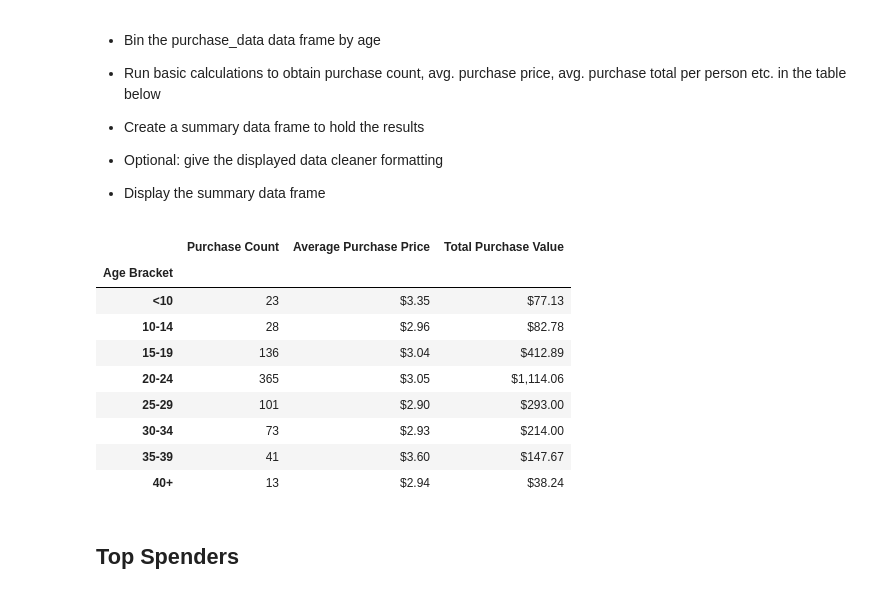
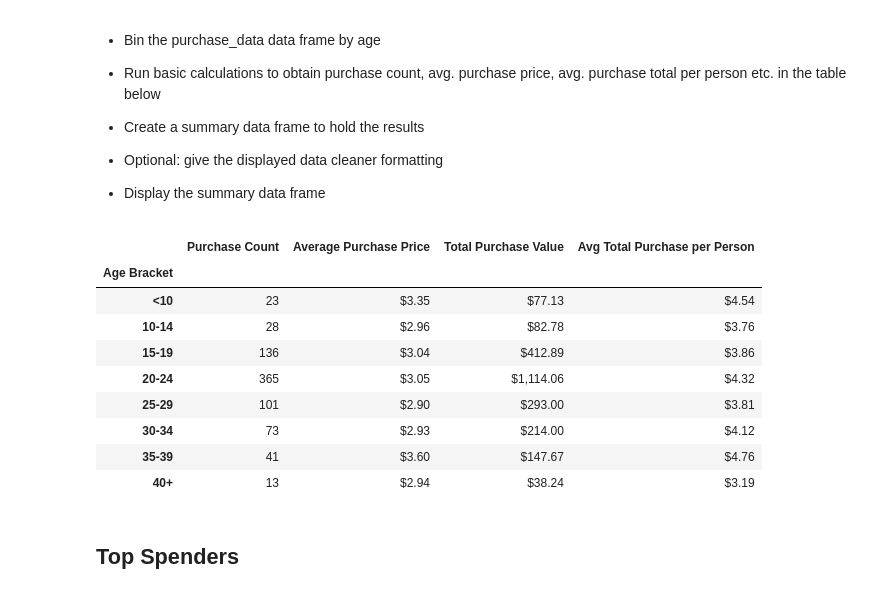
Before and after one commit to charlesphil/pandas-challenge, a Jupyter notebook: HeroesOfPymoli/HeroesOfPymoli_starter.ipynb, the cells around one changed output. Cells and saved outputs as stored; diff of their text form; code cells hidden in the pictures.

```diff
--- a/HeroesOfPymoli/HeroesOfPymoli_starter.ipynb
+++ b/HeroesOfPymoli/HeroesOfPymoli_starter.ipynb
@@ -191,32 +210,53 @@ age_demo_df
 # %%
 # Attach age bracket information into purchase_data
 purchase_data['Age Bracket'] = pd.cut(purchase_data['Age'], age_bins, labels=age_labels, include_lowest=True)
+
 # Group by age brackets
 age_df = purchase_data.groupby(['Age Bracket'])
+
 # Get count of total transactions made by players
 age_count = age_df['SN'].count()
+
 # Get mean of prices for all purchases, map to format in dollar amounts
 age_avg_price = age_df['Price'].mean().map('${:,.2f}'.format)
+
 # Find total of all purchases, map to format in dollar amounts
 age_total_purchase = age_df['Price'].sum().map('${:,.2f}'.format)
-# TODO: Implement Avg Total Purchase per Person
+
+# Create sub dataframes by each age bracket, groupby unique names and sum each player's purchases
+# and find the mean of thoses sums.
+# Initialize an empty list to store averages into later
+bracket_means = []
+for bracket in age_labels:
+    bracket_df = purchase_data.loc[purchase_data['Age Bracket'] == bracket]
+    bracket_df = bracket_df.groupby(bracket_df['SN'])
+    bracket_sum = bracket_df.sum()
+    bracket_per_person = bracket_sum['Price'].mean()
+    bracket_means.append('${:,.2f}'.format(bracket_per_person))
+# Create new data frame to concatenate to analysis table later
+mean_per_bracket = pd.DataFrame({
+    'Age Bracket': age_labels,
+    'Avg Purchases': bracket_means
+})
+# Set new index to the age brackets for later concatenation
+mean_per_bracket = mean_per_bracket.set_index(['Age Bracket'])
 
 # Concatenate series into summary data frame
-age_analysis = pd.concat([age_count, age_avg_price, age_total_purchase], axis=1)
+age_analysis = pd.concat([age_count, age_avg_price, age_total_purchase, mean_per_bracket], axis=1)
 # Rename columns appropriately
-age_analysis.columns = ['Purchase Count', 'Average Purchase Price', 'Total Purchase Value']
+age_analysis.columns = ['Purchase Count', 'Average Purchase Price', 'Total Purchase Value', 'Avg Total Purchase per Person']
 age_analysis
 # %% [output]
-|  | Purchase Count | Average Purchase Price | Total Purchase Value |
-| Age Bracket |  |  |  |
-| <10 | 23 | $3.35 | $77.13 |
-| 10-14 | 28 | $2.96 | $82.78 |
-| 15-19 | 136 | $3.04 | $412.89 |
-| 20-24 | 365 | $3.05 | $1,114.06 |
-| 25-29 | 101 | $2.90 | $293.00 |
-| 30-34 | 73 | $2.93 | $214.00 |
-| 35-39 | 41 | $3.60 | $147.67 |
-| 40+ | 13 | $2.94 | $38.24 |
+|  | Purchase Count | Average Purchase Price | Total Purchase Value | Avg Total Purchase per Person |
+| Age Bracket |  |  |  |  |
+| <10 | 23 | $3.35 | $77.13 | $4.54 |
+| 10-14 | 28 | $2.96 | $82.78 | $3.76 |
+| 15-19 | 136 | $3.04 | $412.89 | $3.86 |
+| 20-24 | 365 | $3.05 | $1,114.06 | $4.32 |
+| 25-29 | 101 | $2.90 | $293.00 | $3.81 |
+| 30-34 | 73 | $2.93 | $214.00 | $4.12 |
+| 35-39 | 41 | $3.60 | $147.67 | $4.76 |
+| 40+ | 13 | $2.94 | $38.24 | $3.19 |
 # %% [markdown]
 ## Top Spenders
 # %% [markdown]
```
Also changed, not shown: parts of 6 cells of this notebook.
